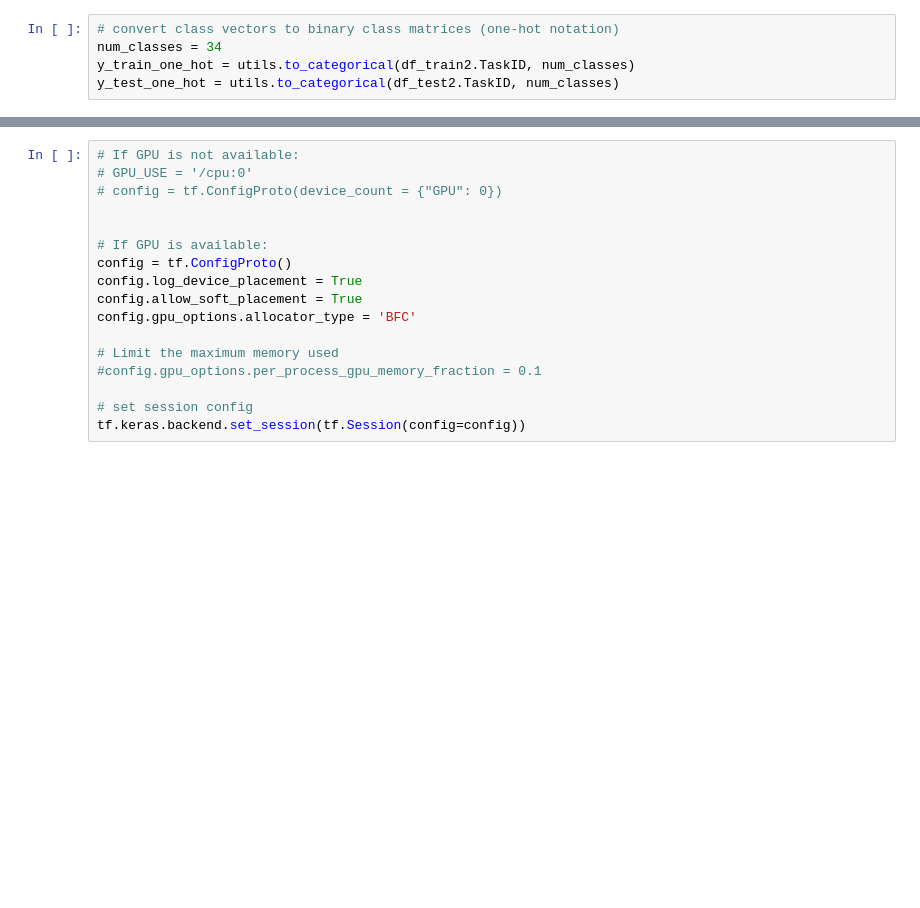
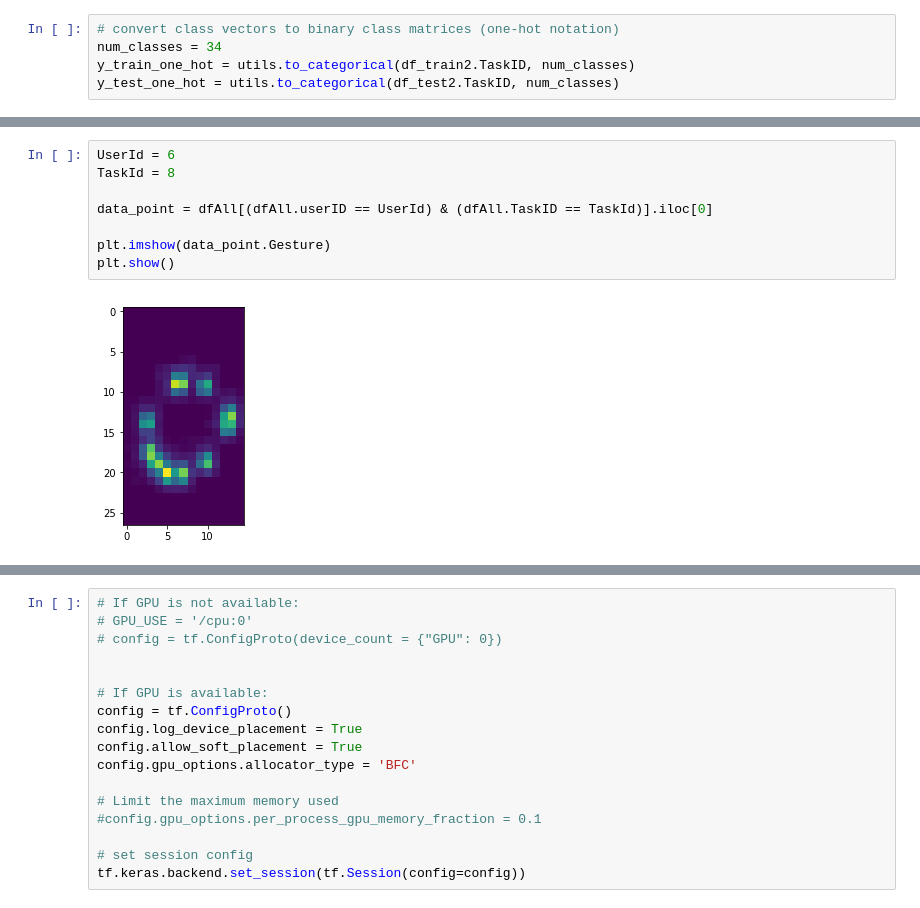
Before and after one commit to robsch94/FaPraKnuckleInput, a Jupyter notebook: Jupyter/Step_3_ModelTraining_Gestures.ipynb, the cells around one changed output, grey strips where cells are left out. Drawn from its saved outputs; the diff is of its cells as text; blank space fills up the shorter version.

Commit message:
added first approch to gesture recognition

```diff
--- a/Jupyter/Step_3_ModelTraining_Gestures.ipynb
+++ b/Jupyter/Step_3_ModelTraining_Gestures.ipynb
@@ -90 +107,11 @@ y_test_one_hot = utils.to_categorical(df_test2.TaskID, num_classes)
+# %%
+UserId = 6
+TaskId = 8
+
+data_point = dfAll[(dfAll.userID == UserId) & (dfAll.TaskID == TaskId)].iloc[0]
+
+plt.imshow(data_point.Gesture)
+plt.show()
+# %% [output]
+[figure, added]
 # %%
```
Also changed, not shown: parts of 8 cells of this notebook, 2 other files.
